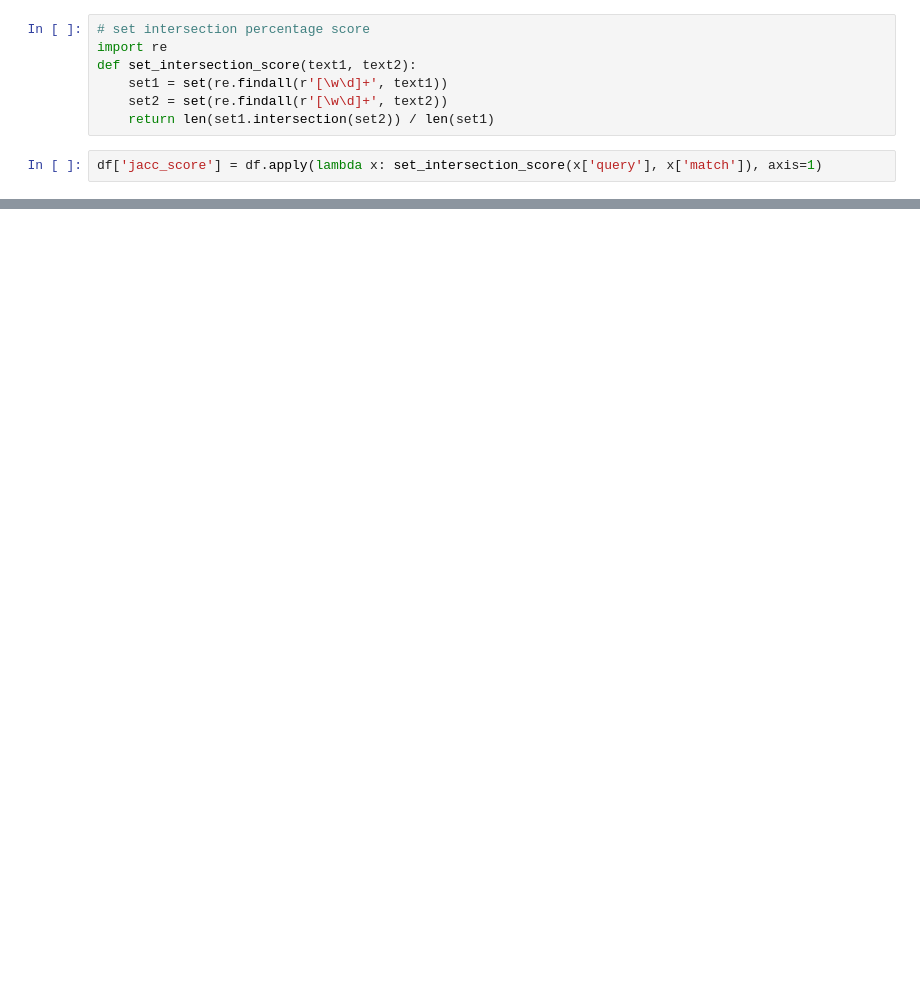
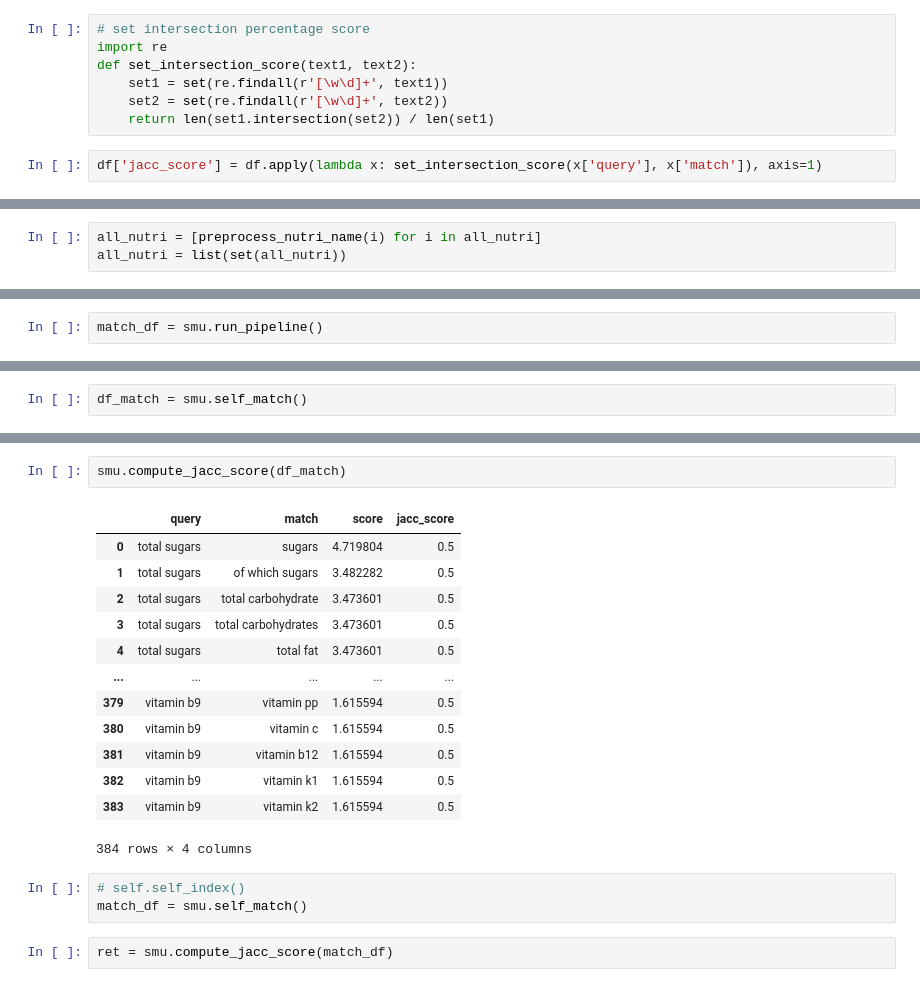
Before and after one commit to vinhvd749/additives_standardizer, a Jupyter notebook: extract_match_phrase.ipynb, the cells around one changed output, grey strips where cells are left out. Cells and saved outputs as stored; diff of their text form; blank space fills up the shorter version.

```diff
--- a/extract_match_phrase.ipynb
+++ b/extract_match_phrase.ipynb
@@ -45,0 +61,3 @@ df[df['jacc_score'] >= 0.5].to_csv('tmp/match_pair_jacc.csv', index=False)
+# %%
+all_nutri = [preprocess_nutri_name(i) for i in all_nutri]
+all_nutri = list(set(all_nutri))
@@ -45,0 +72,2 @@ df[df['jacc_score'] >= 0.5].to_csv('tmp/match_pair_jacc.csv', index=False)
+# %%
+match_df = smu.run_pipeline()
@@ -45,0 +102,2 @@ df[df['jacc_score'] >= 0.5].to_csv('tmp/match_pair_jacc.csv', index=False)
+# %%
+df_match = smu.self_match()
@@ -45,0 +120,21 @@ df[df['jacc_score'] >= 0.5].to_csv('tmp/match_pair_jacc.csv', index=False)
+# %%
+smu.compute_jacc_score(df_match)
+# %% [output]
+|  | query | match | score | jacc_score |
+| 0 | total sugars | sugars | 4.719804 | 0.5 |
+| 1 | total sugars | of which sugars | 3.482282 | 0.5 |
+| 2 | total sugars | total carbohydrate | 3.473601 | 0.5 |
+| 3 | total sugars | total carbohydrates | 3.473601 | 0.5 |
+| 4 | total sugars | total fat | 3.473601 | 0.5 |
+| ... | ... | ... | ... | ... |
+| 379 | vitamin b9 | vitamin pp | 1.615594 | 0.5 |
+| 380 | vitamin b9 | vitamin c | 1.615594 | 0.5 |
+| 381 | vitamin b9 | vitamin b12 | 1.615594 | 0.5 |
+| 382 | vitamin b9 | vitamin k1 | 1.615594 | 0.5 |
+| 383 | vitamin b9 | vitamin k2 | 1.615594 | 0.5 |
+384 rows × 4 columns
+# %%
+# self.self_index()
+match_df = smu.self_match()
+# %%
+ret = smu.compute_jacc_score(match_df)
```
Also changed, not shown: parts of 20 cells of this notebook, 16 other files.
